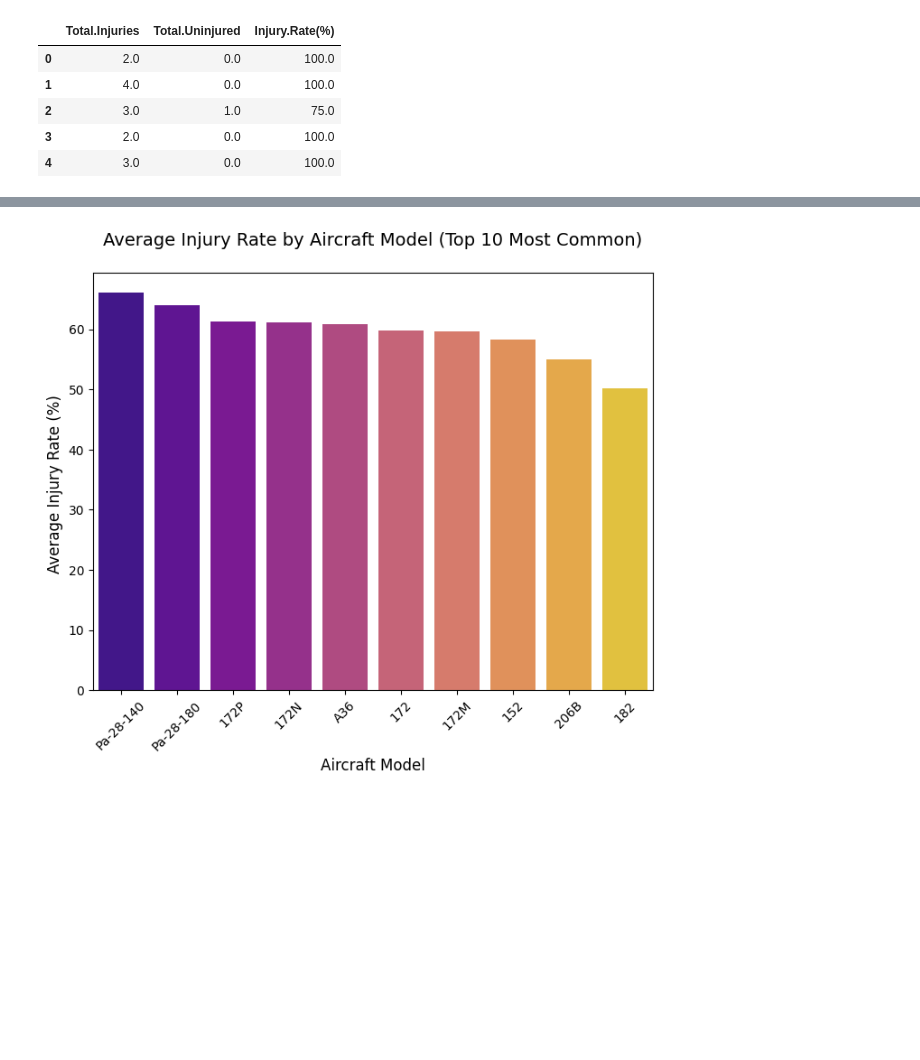
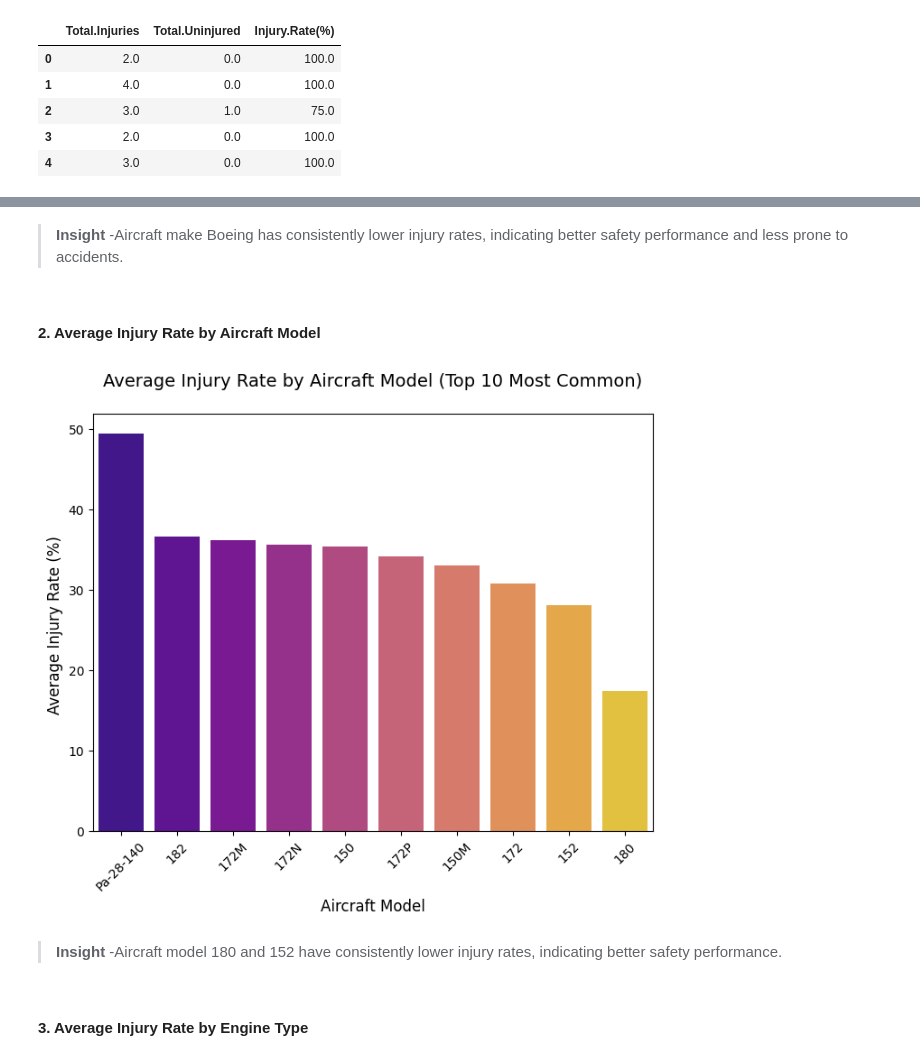
Before and after one commit to Calistus-design/Aircraft-Risk-Analysis-Project, a Jupyter notebook: student.ipynb, the cells around one changed output, grey strips where cells are left out. Saved outputs shown, nothing was run; the diff lists cells and outputs as text; code cells hidden in the pictures; blank space fills up the shorter version.

```diff
--- a/student.ipynb
+++ b/student.ipynb
@@ -138,8 +0,0 @@ dtype: int64
-# %%
-# Iterate over columns and print value_counts for columns with 30 or fewer unique values
-for column in df_copy.columns:
-    if df_copy[column].nunique() <= 30:
-        # print(f"Value counts for {column}:")
-        print(df_copy[column].value_counts())
-        print("\nTotal non-null", df_copy[column].value_counts().sum())
-        print("\n" + "="*30 + "\n")
@@ -225,0 +38,10 @@ key_features.head(3)
+# %%
+#load the dataset and display the first 5 rows
+df = pd.read_csv('AviationData.csv', encoding= 'latin-1')
+pd.set_option('display.max_columns', None) #displays all columns
+
+#create a copy of the dataframe to preserve the original
+df_AviationData = df.copy()
+
+#preview the dataframe
+df_AviationData.head()
@@ -225,0 +125,5 @@ key_features.head(3)
+# %%
+#drop columns related to identification,naming and others
+key_features = df_AviationData.drop(columns = ['Event.Id', 'Investigation.Type', 'Accident.Number', 'Event.Date',
+                        'Airport.Code','Latitude', 'Longitude', 'Airport.Name', 'FAR.Description', 'Registration.Number',
+                        'Report.Status', 'Publication.Date']).copy()
@@ -534,25 +439,33 @@ plt.show();
+# %% [markdown]
+> **Insight** -Aircraft make Boeing has consistently lower injury rates, indicating better safety performance and less prone to accidents.
+# %% [markdown]
+#### **2. Average Injury Rate by Aircraft Model**
 # %%
 # Calculate the average Injury Rate for only these top 10 models
 model_injury_rate = (
     key_features[key_features['Model'].isin(key_features['Model'].value_counts().head(10).index)]
-    .groupby('Model')['Injury.Rate']
+    .groupby('Model')['Injury.Rate(%)']
     .mean()
     .sort_values(ascending=False)
 )
 
 # Plot
 plt.figure(figsize=(8, 6))
 sns.barplot(x=model_injury_rate.index, y=model_injury_rate.values,
             palette = sns.color_palette("plasma", n_colors=len(model_injury_rate))
             , hue=model_injury_rate.index)
 
 plt.title("Average Injury Rate by Aircraft Model (Top 10 Most Common)\n", fontsize=14)
 plt.xlabel("Aircraft Model", fontsize=12)
 plt.ylabel("Average Injury Rate (%) ", fontsize=12)
 plt.xticks(rotation=45)
 plt.show()
 # %% [output]
-[figure, old version]
+[figure, new version]
+# %% [markdown]
+> **Insight** -Aircraft model 180 and 152 have consistently lower injury rates, indicating better safety performance.
+# %% [markdown]
+#### **3. Average Injury Rate by Engine Type**
 # %%
 # Calculate the average Injury Rate for each engine type
 engine_injury_rate = (
```
Also changed, not shown: parts of 87 cells of this notebook, 1 other file.
